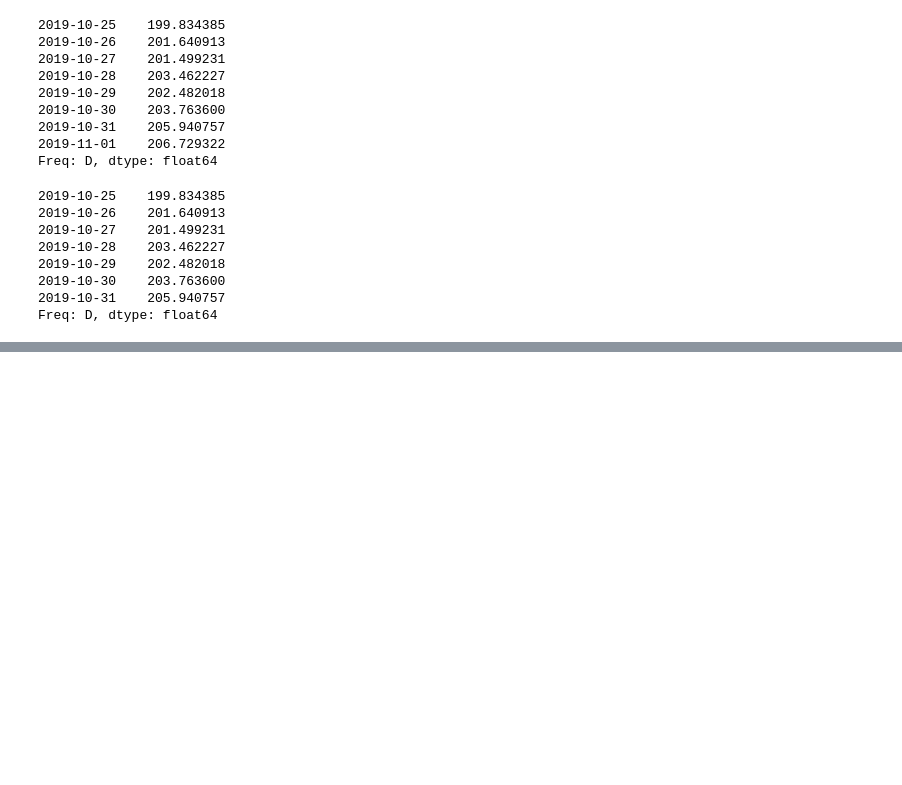
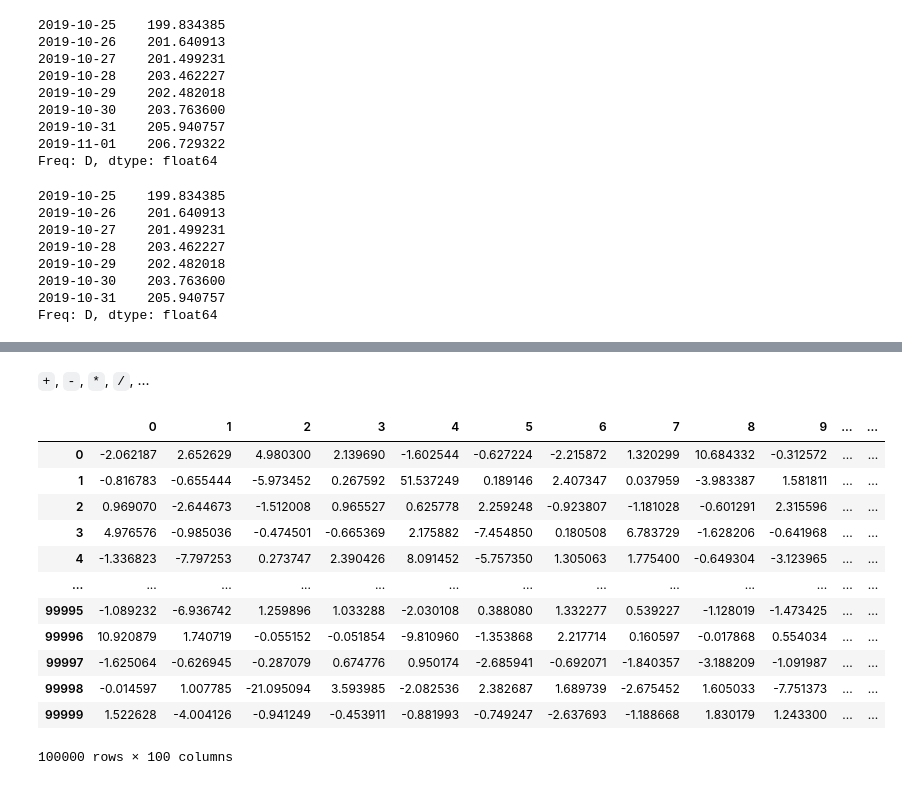
Before and after one commit to jephianlin/math599env, a Jupyter notebook: 1030.ipynb, the cells around one changed output, grey strips where cells are left out. Cells and saved outputs as stored; diff of their text form; code cells hidden in the pictures; blank space fills up the shorter version.

```diff
--- a/1030.ipynb
+++ b/1030.ipynb
@@ -170,0 +201,18 @@ Freq: D, dtype: float64
+# %% [markdown]
+`+`, `-`, `*`, `/`, ...
+# %%
+pd.eval('df1 + df2 - df3 / df4')
+# %% [output]
+|  | 0 | 1 | 2 | 3 | 4 | 5 | 6 | 7 | 8 | 9 | ... | ... |
+| 0 | -2.062187 | 2.652629 | 4.980300 | 2.139690 | -1.602544 | -0.627224 | -2.215872 | 1.320299 | 10.684332 | -0.312572 | ... | ... |
+| 1 | -0.816783 | -0.655444 | -5.973452 | 0.267592 | 51.537249 | 0.189146 | 2.407347 | 0.037959 | -3.983387 | 1.581811 | ... | ... |
+| 2 | 0.969070 | -2.644673 | -1.512008 | 0.965527 | 0.625778 | 2.259248 | -0.923807 | -1.181028 | -0.601291 | 2.315596 | ... | ... |
+| 3 | 4.976576 | -0.985036 | -0.474501 | -0.665369 | 2.175882 | -7.454850 | 0.180508 | 6.783729 | -1.628206 | -0.641968 | ... | ... |
+| 4 | -1.336823 | -7.797253 | 0.273747 | 2.390426 | 8.091452 | -5.757350 | 1.305063 | 1.775400 | -0.649304 | -3.123965 | ... | ... |
+| ... | ... | ... | ... | ... | ... | ... | ... | ... | ... | ... | ... | ... |
+| 99995 | -1.089232 | -6.936742 | 1.259896 | 1.033288 | -2.030108 | 0.388080 | 1.332277 | 0.539227 | -1.128019 | -1.473425 | ... | ... |
+| 99996 | 10.920879 | 1.740719 | -0.055152 | -0.051854 | -9.810960 | -1.353868 | 2.217714 | 0.160597 | -0.017868 | 0.554034 | ... | ... |
+| 99997 | -1.625064 | -0.626945 | -0.287079 | 0.674776 | 0.950174 | -2.685941 | -0.692071 | -1.840357 | -3.188209 | -1.091987 | ... | ... |
+| 99998 | -0.014597 | 1.007785 | -21.095094 | 3.593985 | -2.082536 | 2.382687 | 1.689739 | -2.675452 | 1.605033 | -7.751373 | ... | ... |
+| 99999 | 1.522628 | -4.004126 | -0.941249 | -0.453911 | -0.881993 | -0.749247 | -2.637693 | -1.188668 | 1.830179 | 1.243300 | ... | ... |
+100000 rows × 100 columns
```
Also changed, not shown: parts of 13 cells of this notebook.
